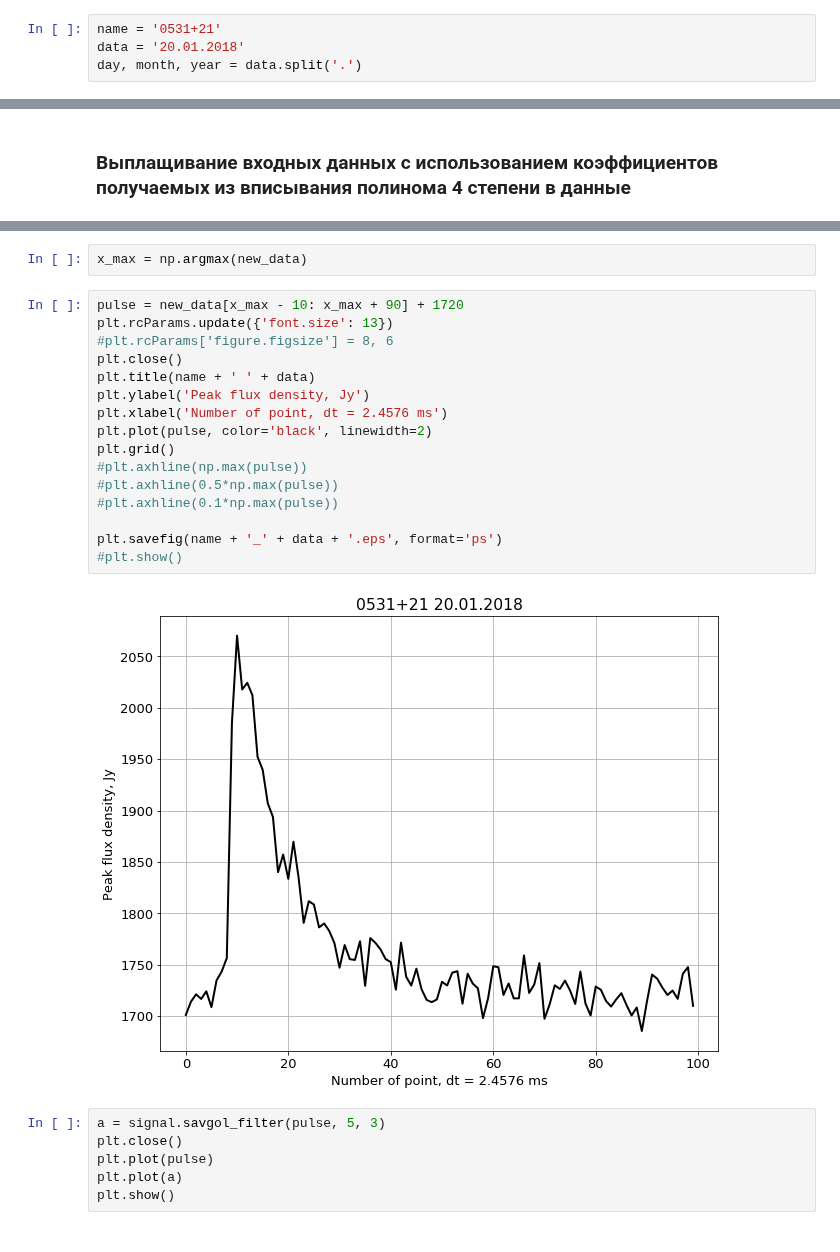
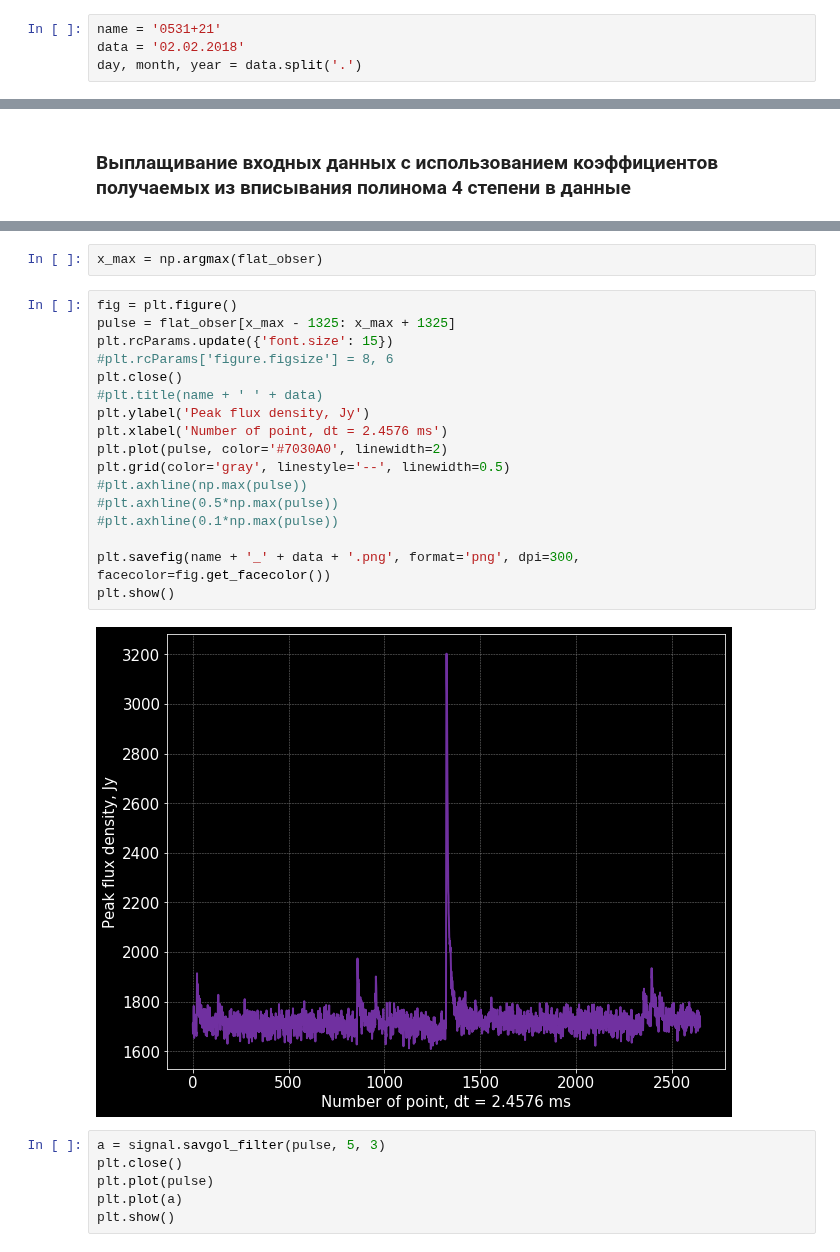
Before and after one commit to KazAndr/SWTraject, a Jupyter notebook: watch_one_file.ipynb, the cells around one changed output, grey strips where cells are left out. Saved outputs shown, nothing was run; the diff lists cells and outputs as text.

```diff
--- a/watch_one_file.ipynb
+++ b/watch_one_file.ipynb
@@ -55,7 +55,7 @@ sys.path.append(PACK_DIR)
 from PRAO import *
 # %%
 name = '0531+21'
-data = '20.01.2018'
+data = '02.02.2018'
 day, month, year = data.split('.')
 # %%
 dir_file = (ALL_DATA  + name + DELIMITER + year + DELIMITER + month + year[2:] + DELIMITER)
@@ -173,23 +230,24 @@ plt.savefig(name + '_' + data + '_final_polinom.eps', format='eps', dpi=400)
 # %%
-x_max = np.argmax(new_data)
+x_max = np.argmax(flat_obser)
 # %%
-pulse = new_data[x_max - 10: x_max + 90] + 1720
-plt.rcParams.update({'font.size': 13})
+fig = plt.figure()
+pulse = flat_obser[x_max - 1325: x_max + 1325]
+plt.rcParams.update({'font.size': 15})
 #plt.rcParams['figure.figsize'] = 8, 6
 plt.close()
-plt.title(name + ' ' + data)
+#plt.title(name + ' ' + data)
 plt.ylabel('Peak flux density, Jy')
 plt.xlabel('Number of point, dt = 2.4576 ms')
-plt.plot(pulse, color='black', linewidth=2)
-plt.grid()
+plt.plot(pulse, color='#7030A0', linewidth=2)
+plt.grid(color='gray', linestyle='--', linewidth=0.5)
 #plt.axhline(np.max(pulse))
 #plt.axhline(0.5*np.max(pulse))
 #plt.axhline(0.1*np.max(pulse))
 
-plt.savefig(name + '_' + data + '.eps', format='ps')
-#plt.show()
+plt.savefig(name + '_' + data + '.png', format='png', dpi=300, facecolor=fig.get_facecolor())
+plt.show()
 # %% [output]
-[figure, old version]
+[figure, new version]
 # %%
 a = signal.savgol_filter(pulse, 5, 3)
 plt.close()
```
Also changed, not shown: parts of 9 cells of this notebook.
